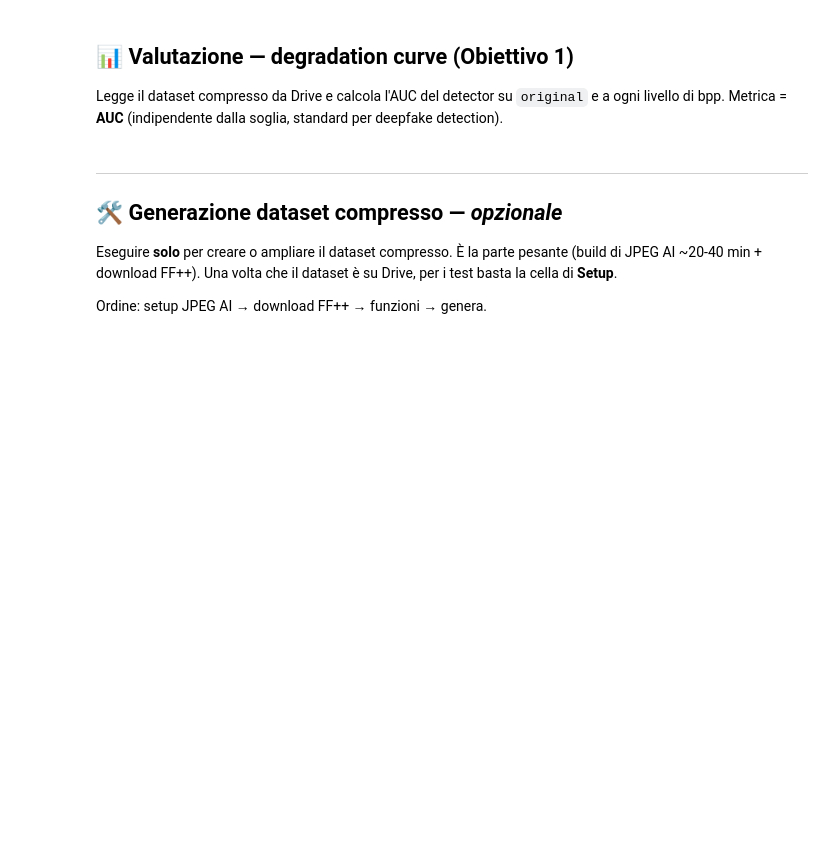
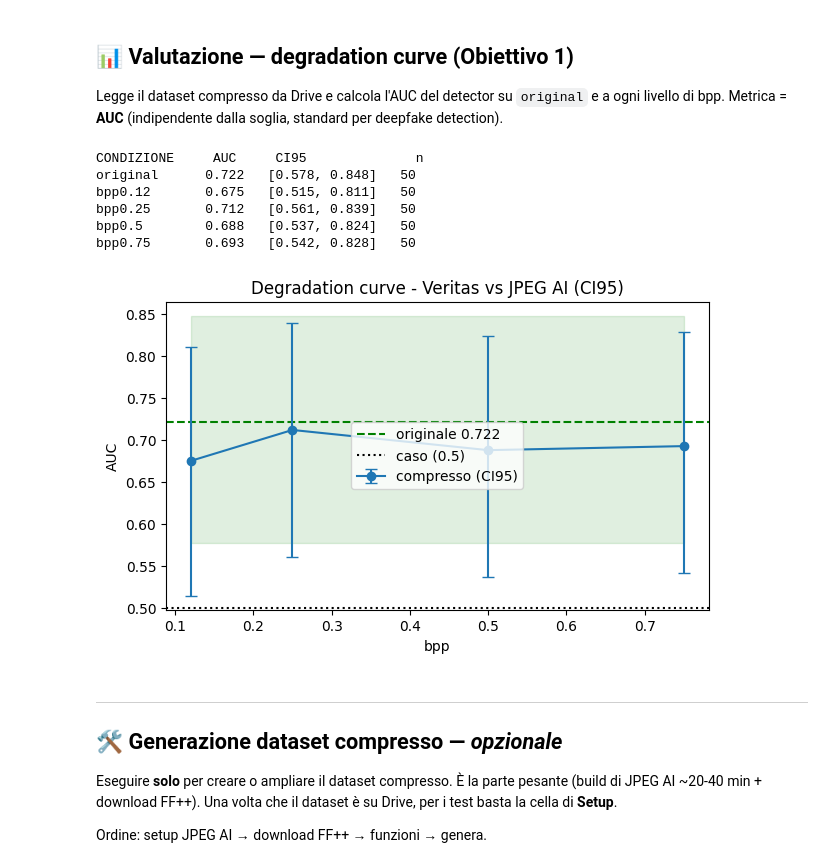
Before and after one commit to silviobear/COMPUTER_VISION_DEEPFAKE, a Jupyter notebook: computer_vision.ipynb, the cells around one changed output. Drawn from its saved outputs; the diff is of its cells as text; code cells hidden in the pictures; blank space fills up the shorter version.

```diff
--- a/computer_vision.ipynb
+++ b/computer_vision.ipynb
@@ -127,43 +131,67 @@ print('DATASET_PATH =', DATASET_PATH)
 
 Legge il dataset compresso da Drive e calcola l'AUC del detector su `original` e a ogni livello di bpp. Metrica = **AUC** (indipendente dalla soglia, standard per deepfake detection).
 # %%
-# Degradation curve: AUC del detector su originale vs ogni livello di compressione
+# Degradation curve: AUC + CI95 bootstrap
 import os
 import numpy as np
 import matplotlib.pyplot as plt
 from sklearn.metrics import roc_auc_score
 
-def auc_for_condition(suffix):
+def scores_for_condition(suffix):
     scores, labels = [], []
     for cls, label in [('real', 0), ('fake', 1)]:
         d = os.path.join(DATASET_PATH, f'{cls}_{suffix}')
         if not os.path.isdir(d):
             continue
         for f in sorted(os.listdir(d)):
             pr = veritas_predict(os.path.join(d, f))
             if pr is None:
                 continue
             scores.append(float(pr[1])); labels.append(label)
-    if len(set(labels)) < 2:
-        return None, len(labels)
-    return roc_auc_score(np.array(labels), np.array(scores)), len(labels)
+    return np.array(labels), np.array(scores)
+
+def auc_with_ci(labels, scores, n_boot=2000, seed=0):
+    if len(set(labels.tolist())) < 2:
+        return None, None, None
+    auc = roc_auc_score(labels, scores)
+    rng = np.random.default_rng(seed)
+    n = len(labels); boots = []
+    for _ in range(n_boot):
+        s = rng.integers(0, n, n)
+        if len(set(labels[s].tolist())) < 2:
+            continue
+        boots.append(roc_auc_score(labels[s], scores[s]))
+    lo, hi = np.percentile(boots, [2.5, 97.5])
+    return auc, lo, hi
 
 conds = ['original'] + [f'bpp{b}' for b in BPP_LIST]
-aucs = []
-print('CONDIZIONE     AUC     n')
+res = []
+print('CONDIZIONE     AUC     CI95              n')
 for suf in conds:
-    a, n = auc_for_condition(suf)
-    aucs.append(a)
-    print(f'{suf:12s}  {None if a is None else round(a, 3)}   {n}')
+    labels, scores = scores_for_condition(suf)
+    auc, lo, hi = auc_with_ci(labels, scores)
+    res.append((auc, lo, hi))
+    print(f'{suf:12s}  {auc:.3f}   [{lo:.3f}, {hi:.3f}]   {len(labels)}')
 
-plt.figure(figsize=(7, 4))
-if aucs[0] is not None:
-    plt.axhline(aucs[0], color='g', ls='--', label=f'originale AUC={aucs[0]:.3f}')
-plt.plot(BPP_LIST, aucs[1:], 'o-', label='compresso')
+o = res[0]; comp = res[1:]
+aucs = [r[0] for r in comp]
+yerr = [[r[0]-r[1] for r in comp], [r[2]-r[0] for r in comp]]
+plt.figure(figsize=(7,4))
+plt.axhline(o[0], color='g', ls='--', label=f'originale {o[0]:.3f}')
+plt.fill_between([min(BPP_LIST), max(BPP_LIST)], o[1], o[2], color='g', alpha=0.12)
+plt.errorbar(BPP_LIST, aucs, yerr=yerr, fmt='o-', capsize=4, label='compresso (CI95)')
 plt.axhline(0.5, color='k', ls=':', label='caso (0.5)')
 plt.xlabel('bpp'); plt.ylabel('AUC')
-plt.title('Degradation curve - Veritas vs JPEG AI')
+plt.title('Degradation curve - Veritas vs JPEG AI (CI95)')
 plt.legend(); plt.show()
+# %% [output]
+CONDIZIONE     AUC     CI95              n
+original      0.722   [0.578, 0.848]   50
+bpp0.12       0.675   [0.515, 0.811]   50
+bpp0.25       0.712   [0.561, 0.839]   50
+bpp0.5        0.688   [0.537, 0.824]   50
+bpp0.75       0.693   [0.542, 0.828]   50
+[figure, added]
 # %% [markdown]
 ---
 ## 🛠️ Generazione dataset compresso — *opzionale*
```
Also changed, not shown: parts of 5 cells of this notebook.
